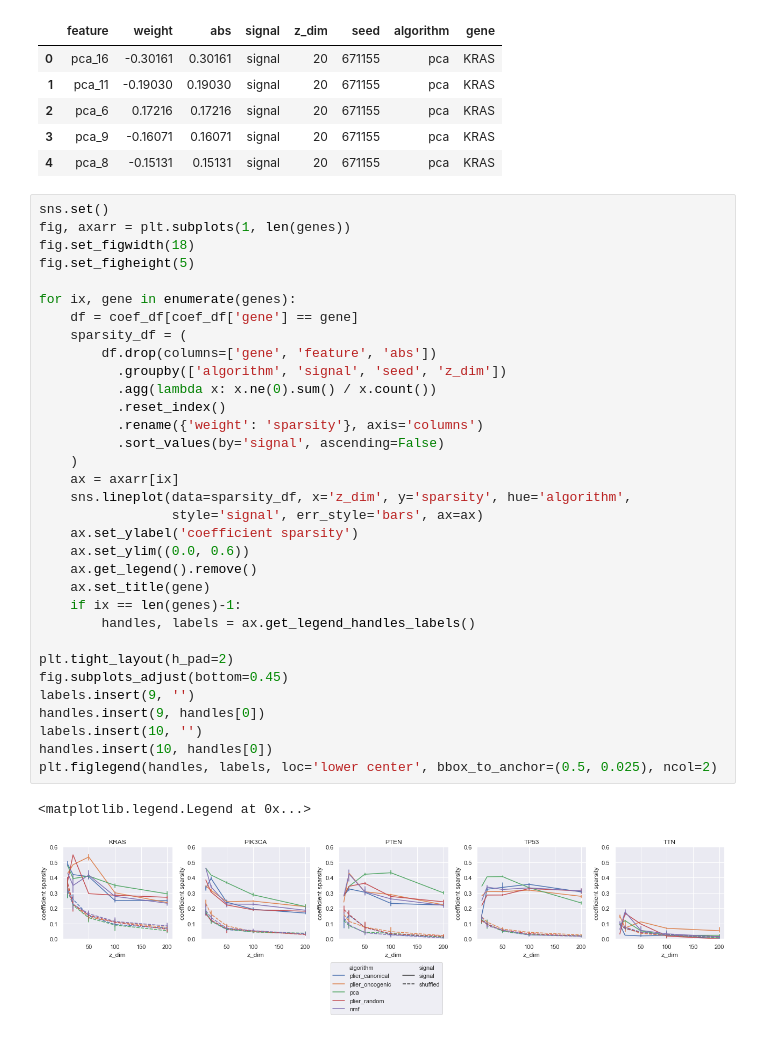
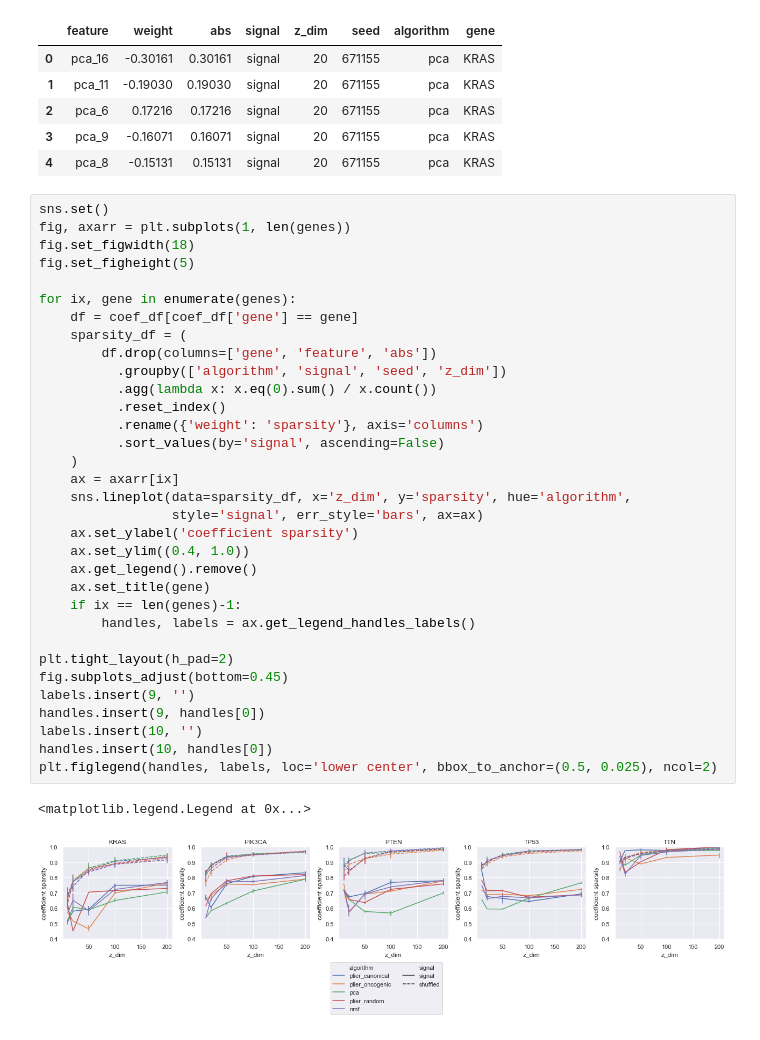
Before and after one commit to jjc2718/netreg, a Jupyter notebook: 5.analyze_plier_compression.ipynb, the cells around one changed output. Saved outputs shown, nothing was run; the diff lists cells and outputs as text.

```diff
--- a/5.analyze_plier_compression.ipynb
+++ b/5.analyze_plier_compression.ipynb
@@ -244,33 +244,33 @@ fig, axarr = plt.subplots(1, len(genes))
 fig.set_figwidth(18)
 fig.set_figheight(5)
 
 for ix, gene in enumerate(genes):
     df = coef_df[coef_df['gene'] == gene]
     sparsity_df = (
         df.drop(columns=['gene', 'feature', 'abs'])
           .groupby(['algorithm', 'signal', 'seed', 'z_dim'])
-          .agg(lambda x: x.ne(0).sum() / x.count())
+          .agg(lambda x: x.eq(0).sum() / x.count())
           .reset_index()
           .rename({'weight': 'sparsity'}, axis='columns')
           .sort_values(by='signal', ascending=False)
     )
     ax = axarr[ix]
     sns.lineplot(data=sparsity_df, x='z_dim', y='sparsity', hue='algorithm',
                  style='signal', err_style='bars', ax=ax)
     ax.set_ylabel('coefficient sparsity')
-    ax.set_ylim((0.0, 0.6))
+    ax.set_ylim((0.4, 1.0))
     ax.get_legend().remove()
     ax.set_title(gene)
     if ix == len(genes)-1:
         handles, labels = ax.get_legend_handles_labels()
 
 plt.tight_layout(h_pad=2)
 fig.subplots_adjust(bottom=0.45)
 labels.insert(9, '')
 handles.insert(9, handles[0])
 labels.insert(10, '')
 handles.insert(10, handles[0])
 plt.figlegend(handles, labels, loc='lower center', bbox_to_anchor=(0.5, 0.025), ncol=2)
 # %% [output]
 <matplotlib.legend.Legend at 0x...>
-[figure, old version]
+[figure, new version]
```
